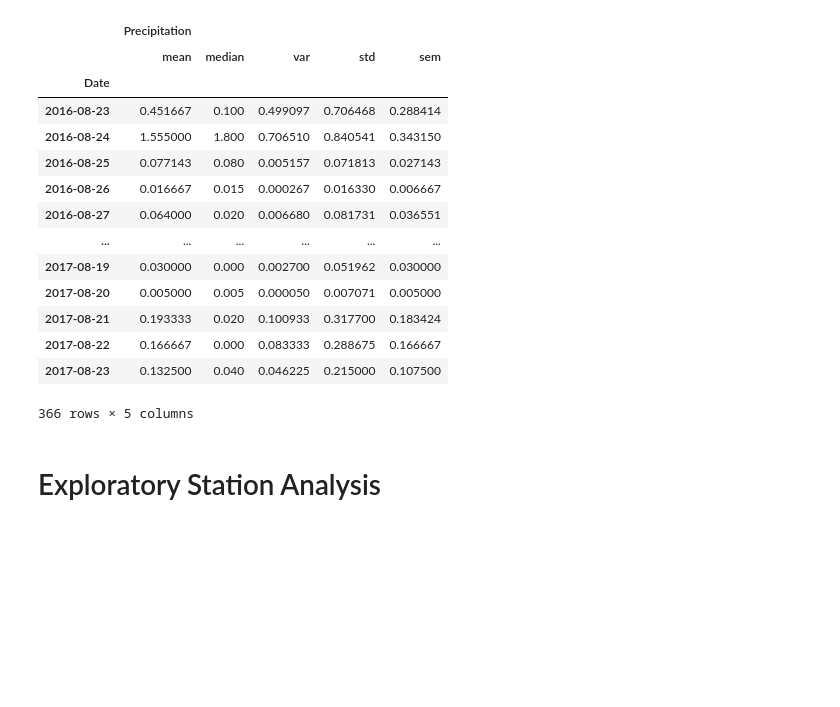
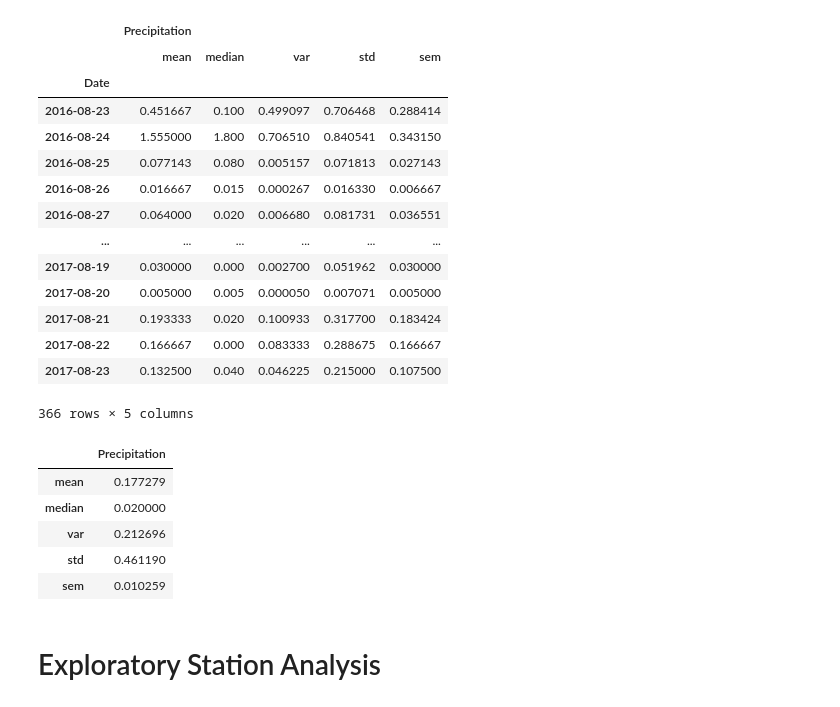
Before and after one commit to Nii-O/SQLAlchemy-Challenge, a Jupyter notebook: climate_starter.ipynb, the cells around one changed output. Saved outputs shown, nothing was run; the diff lists cells and outputs as text; code cells hidden in the pictures; blank space fills up the shorter version.

```diff
--- a/climate_starter.ipynb
+++ b/climate_starter.ipynb
@@ -76,9 +76,9 @@ print(year_ago)
 
 
 # Perform a query to retrieve the data and precipitation scores
-used_dates= session.query(Measurements.date, Measurements.prcp).\
-    filter(Measurements.date >= '2016-08-23').all()
-
+used_dates= session.query(Measurements.date, Measurements.prcp).filter(Measurements.date >= '2016-08-23').all()
+dict_dates= session.query(Measurements.date).filter(Measurements.date >= '2016-08-23').all()
+dict_prcp = session.query(Measurements.prcp).filter(Measurements.date >= '2016-08-23').all()
 # Save the query results as a Pandas DataFrame and set the index to the date column
 dates_df = pd.DataFrame(used_dates, columns=['Date', 'Precipitation'])
 
@@ -116,6 +121,15 @@ summary_table
 | 2017-08-22 | 0.166667 | 0.000 | 0.083333 | 0.288675 | 0.166667 |
 | 2017-08-23 | 0.132500 | 0.040 | 0.046225 | 0.215000 | 0.107500 |
 366 rows × 5 columns
+# %%
+sorted_date_df.agg({"Precipitation":["mean","median","var","std","sem"]})
+# %% [output]
+|  | Precipitation |
+| mean | 0.177279 |
+| median | 0.020000 |
+| var | 0.212696 |
+| std | 0.461190 |
+| sem | 0.010259 |
 # %% [markdown]
 # Exploratory Station Analysis
 # %%
```
Also changed, not shown: parts of 3 cells of this notebook, 1 other file.
